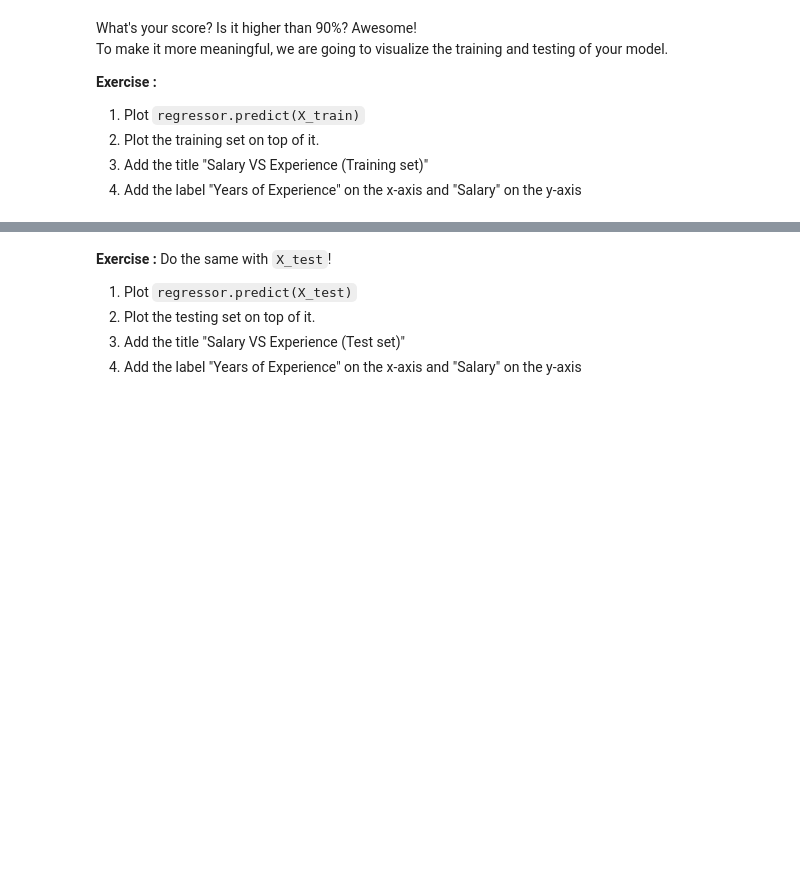
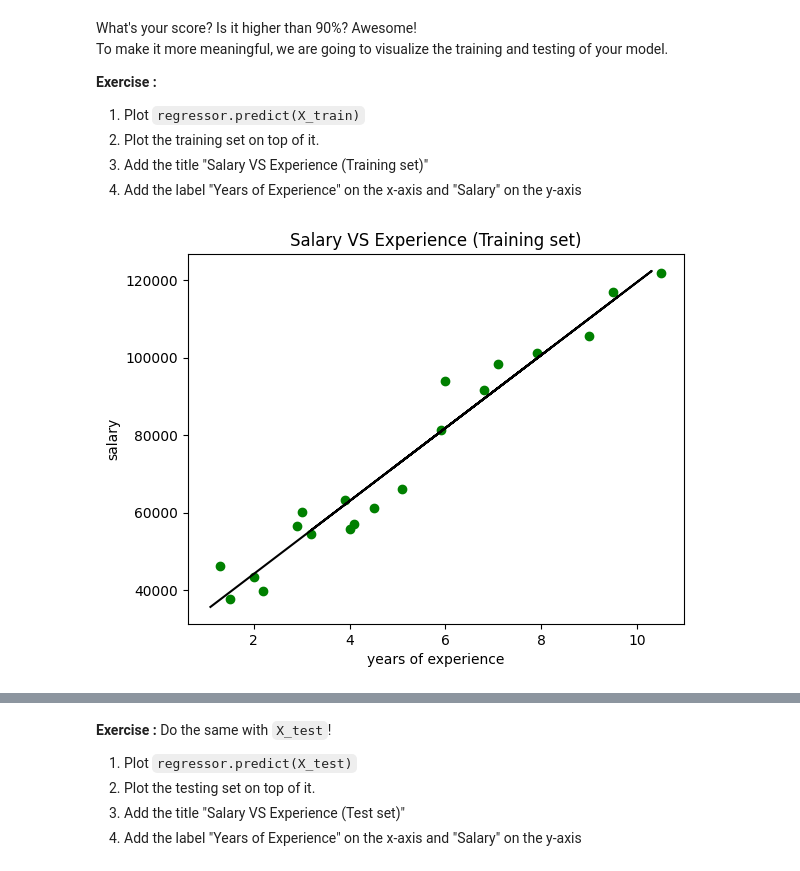
Before and after one commit to mendoce24/linear_regression-Cesar, a Jupyter notebook: regression/01-Simple_linear_regression_sklearn.ipynb, the cells around one changed output, grey strips where cells are left out. Drawn from its saved outputs; the diff is of its cells as text; code cells hidden in the pictures; blank space fills up the shorter version.

```diff
--- a/regression/01-Simple_linear_regression_sklearn.ipynb
+++ b/regression/01-Simple_linear_regression_sklearn.ipynb
@@ -68,11 +68,11 @@ The unofficial convention is to have uppercase `X` because it will usually be a
 **Exercise :**  Create the `X` and `y` variables and define which column will be the target and which column will be the feature.
 Variables `X` and `y` be must of type `numpy.ndarray`
 # %%
-x = np.array(df.drop(columns=["Salary"]))
+X = np.array(df.drop(columns=["Salary"]))
 y = np.array(df.Salary).reshape((-1 , 1))
 
 print(y[:10])
-print(x[:10])
+print(X[:10])
 # %% [output]
 [[39343]
  [46205]
@@ -152,5 +152,9 @@ Generally, the training dataset contains 80% of the whole dataset. The remaining
 # %%
 from sklearn.model_selection import train_test_split
 
-X_train, X_test, y_train, y_test = train_test_split(x, y, test_size=0.33, random_state=42)
+X_train, X_test, y_train, y_test = train_test_split(X, y, test_size=0.33, random_state=42)
+print(X_train)
+print(X_test)
+print(y_train)
+print(y_test)
 # %% [output]
@@ -166,3 +186,8 @@ But we are lucky because the sklearn library already has a ready-made linear mod
 1. Import `LinearRegression` from sklearn.
 2. Create a `regressor` variable and instantiate your `LinearRegression` class.
 2. Train your model with `X_train` and `y_train`.
+# %%
+from sklearn.linear_model import LinearRegression
+
+model = LinearRegression()
+model.fit(X_train, y_train)
@@ -179,3 +215,6 @@ That's not bad! But let's now check if our model can make generalizations about
 The `X_test` and `y_test` sets were previously created. Now it is time to use them.
 
 **Exercise :** Use the `predict` method of your model on your test dataset (`X_test`).
+# %%
+y_pred = model.predict(X_test)
+print(f"predicted response:\n{y_pred}")
@@ -190,6 +250,15 @@ To make it more meaningful, we are going to visualize the training and testing o
 2. Plot the training set on top of it.
 3. Add the title "Salary VS Experience (Training set)"
 4. Add the label "Years of Experience" on the x-axis and "Salary" on the y-axis
+# %%
+plt.scatter(X_train, y_train,color='g')
+plt.plot(X_test, y_pred,color='k')
+plt.xlabel("years of experience")
+plt.ylabel("salary")
+plt.title('Salary VS Experience (Training set)')
+plt.show()
+# %% [output]
+[figure, added]
 # %% [markdown]
 The expected result should look like this:
 ![train_plot](./assets/trainplot.png)
```
Also changed, not shown: parts of 6 cells of this notebook.
